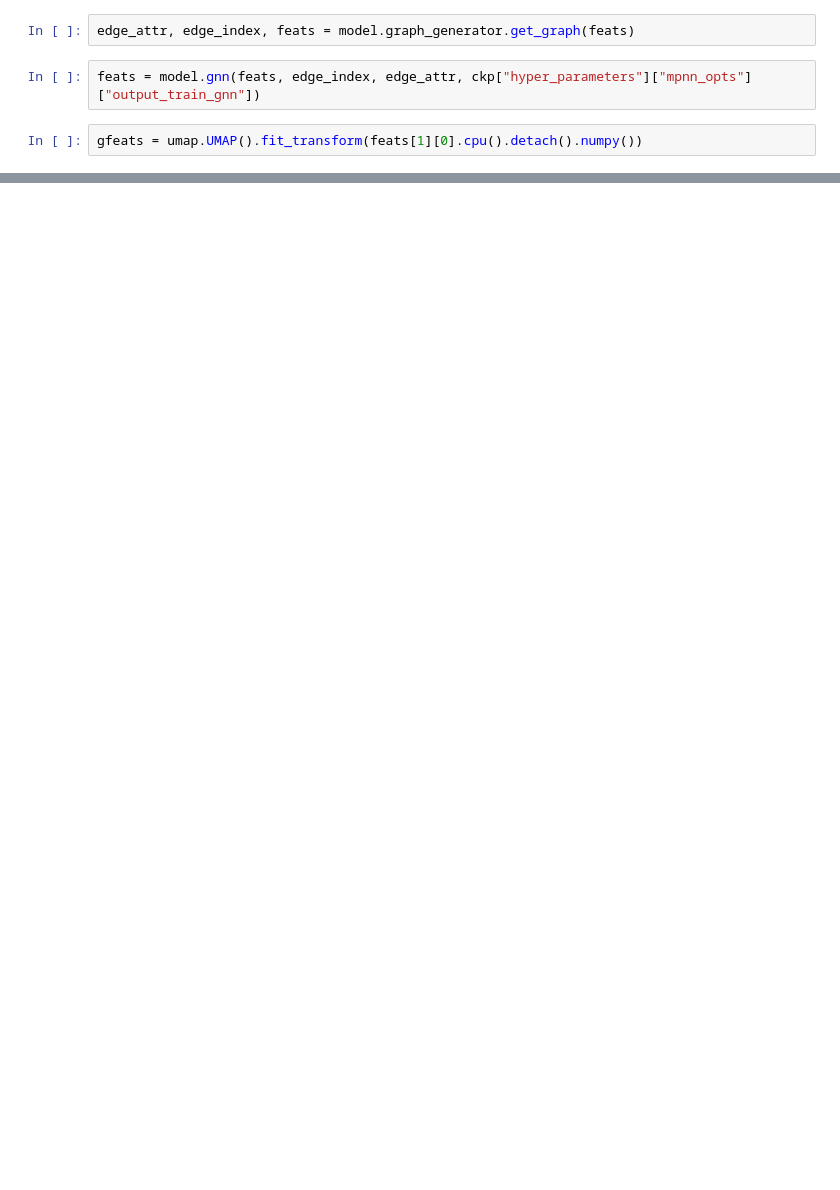
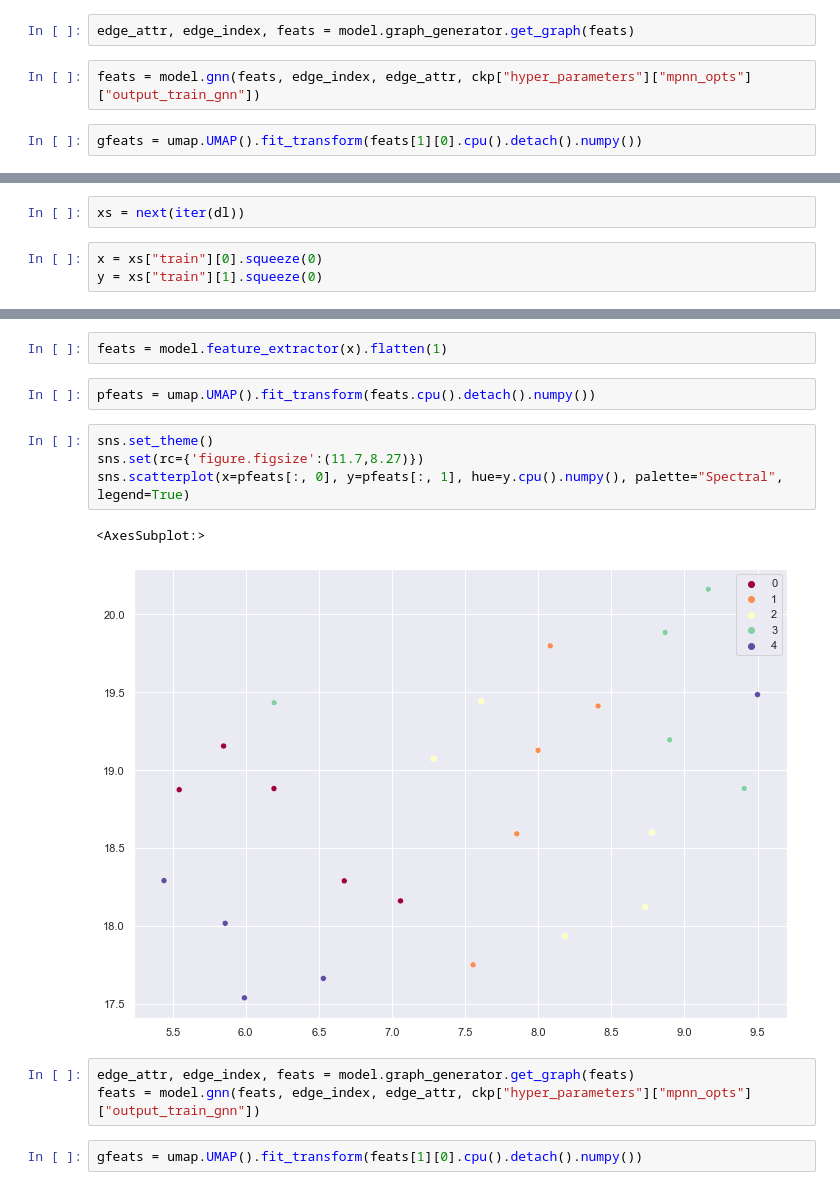
Before and after one commit to ojss/SAMPTransfer, a Jupyter notebook: attention_viz.ipynb, the cells around one changed output, grey strips where cells are left out. Cells and saved outputs as stored; diff of their text form; blank space fills up the shorter version.

```diff
--- a/attention_viz.ipynb
+++ b/attention_viz.ipynb
@@ -74,0 +83,5 @@ sns.scatterplot(x=gfeats[:, 0], y=gfeats[:, 1], hue=y.cpu().numpy(), palette="Sp
+# %%
+xs = next(iter(dl))
+# %%
+x = xs["train"][0].squeeze(0)
+y = xs["train"][1].squeeze(0)
@@ -74,0 +92,16 @@ sns.scatterplot(x=gfeats[:, 0], y=gfeats[:, 1], hue=y.cpu().numpy(), palette="Sp
+# %%
+feats = model.feature_extractor(x).flatten(1)
+# %%
+pfeats = umap.UMAP().fit_transform(feats.cpu().detach().numpy())
+# %%
+sns.set_theme()
+sns.set(rc={'figure.figsize':(11.7,8.27)})
+sns.scatterplot(x=pfeats[:, 0], y=pfeats[:, 1], hue=y.cpu().numpy(), palette="Spectral", legend=True)
+# %% [output]
+<AxesSubplot:>
+[figure, added]
+# %%
+edge_attr, edge_index, feats = model.graph_generator.get_graph(feats)
+feats = model.gnn(feats, edge_index, edge_attr, ckp["hyper_parameters"]["mpnn_opts"]["output_train_gnn"])
+# %%
+gfeats = umap.UMAP().fit_transform(feats[1][0].cpu().detach().numpy())
```
Also changed, not shown: parts of 19 cells of this notebook, 1 other file.
